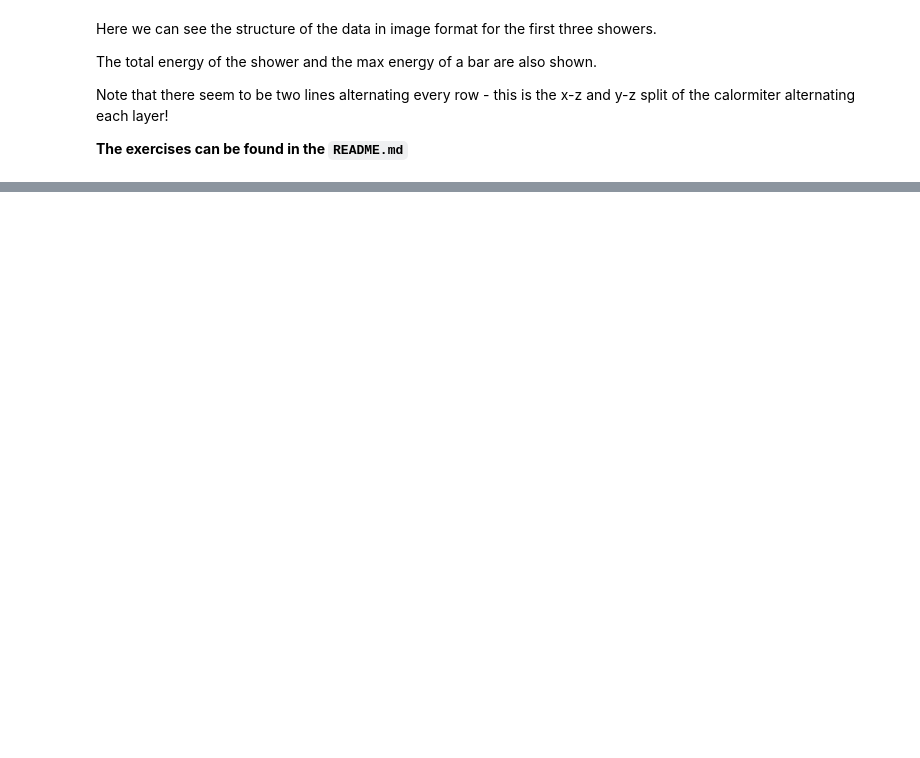
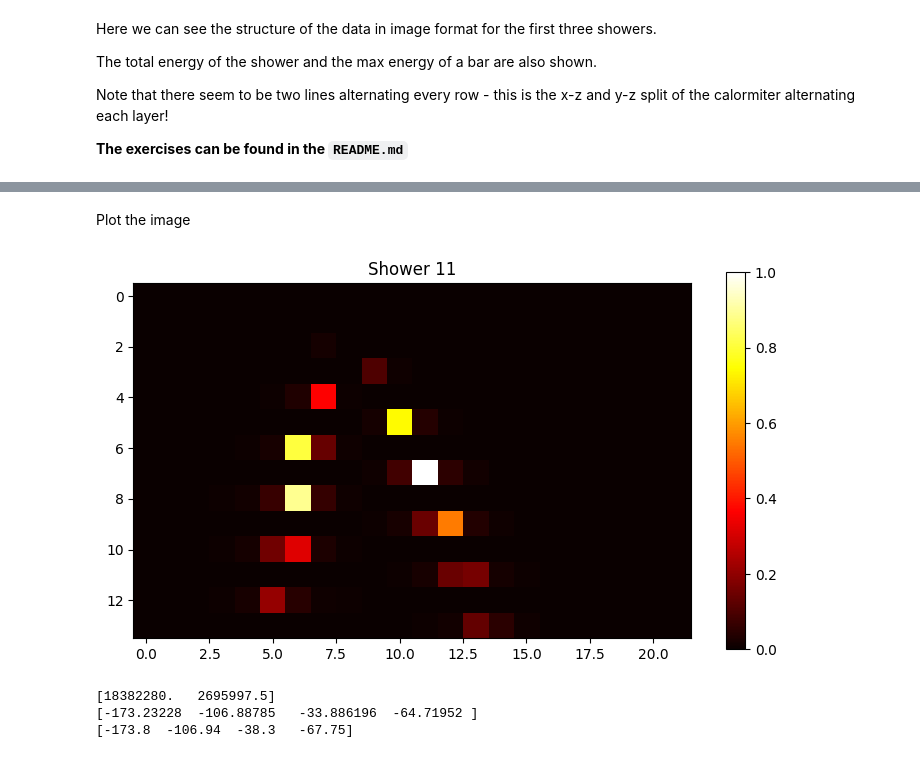
Before and after one commit to adam-eva/dampe-calorimeter, a Jupyter notebook: DataLoading.ipynb, the cells around one changed output, grey strips where cells are left out. Cells and saved outputs as stored; diff of their text form; code cells hidden in the pictures; blank space fills up the shorter version.

```diff
--- a/DataLoading.ipynb
+++ b/DataLoading.ipynb
@@ -63,0 +96,15 @@ Note that there seem to be two lines alternating every row - this is the x-z and
+# %% [markdown]
+Plot the image
+# %%
+shower_n = 11
+plot_image(calorimeter_images[shower_n], image_name = 'Shower {}'.format(shower_n))
+
+# Show the data first
+print(calorimeter_data[shower_n])
+print(data_target[shower_n])
+print(benchmark_data[shower_n])
+# %% [output]
+[figure, added]
+[18382280.   2695997.5]
+[-173.23228  -106.88785   -33.886196  -64.71952 ]
+[-173.8  -106.94  -38.3   -67.75]
```
Also changed, not shown: parts of 19 cells of this notebook, 4 other files.
